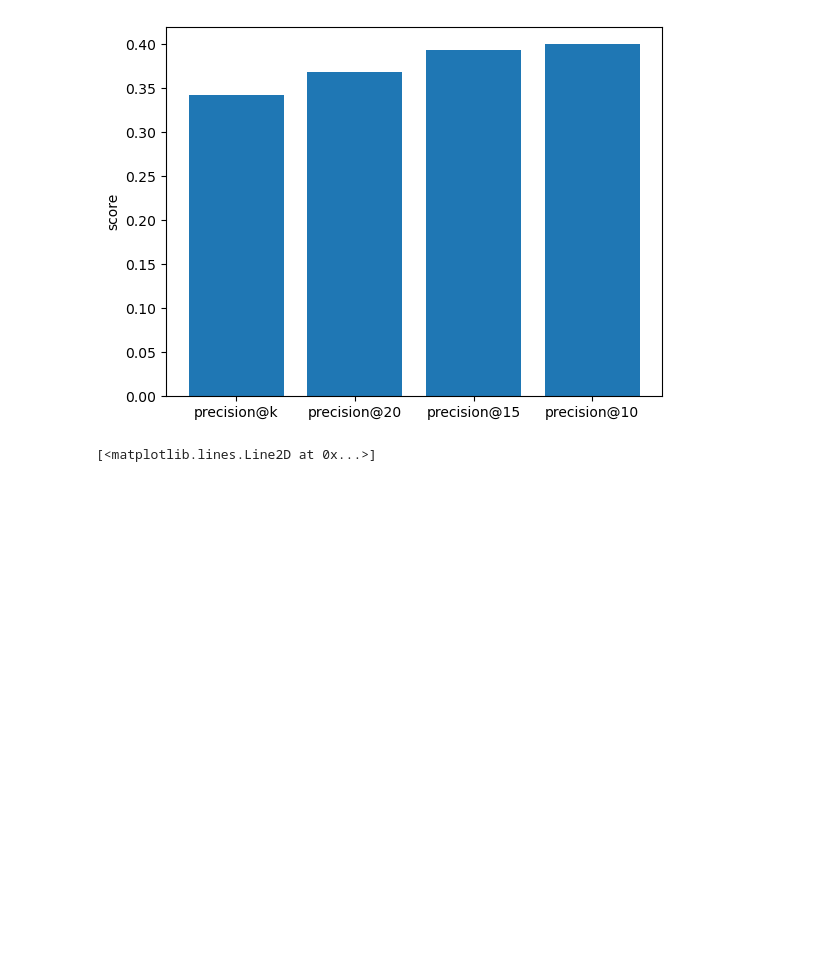
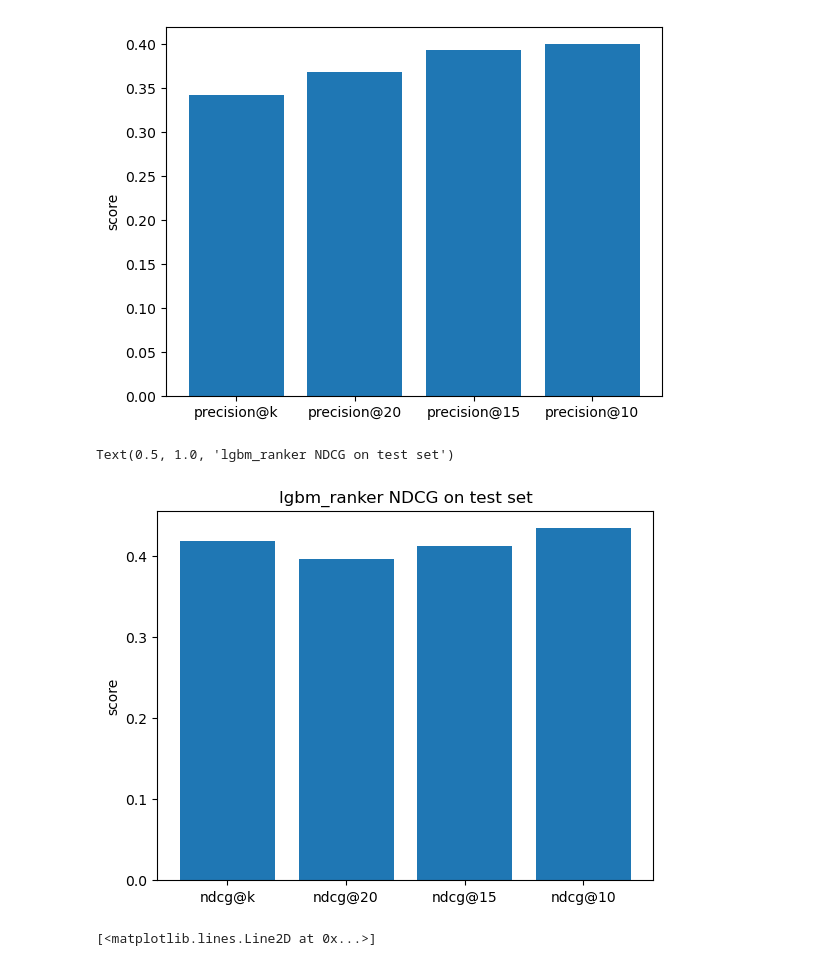
Before and after one commit to Erdos-Projects/summer26-nomination-worthy-books, a Jupyter notebook: CLEAN-REPO/results/model_evaluation_comparison.ipynb, the cells around one changed output. Saved outputs shown, nothing was run; the diff lists cells and outputs as text; code cells hidden in the pictures; blank space fills up the shorter version.

```diff
--- a/CLEAN-REPO/results/model_evaluation_comparison.ipynb
+++ b/CLEAN-REPO/results/model_evaluation_comparison.ipynb
@@ -193,6 +290,15 @@ plt.ylabel('score')
 # %% [output]
 Text(0, 0.5, 'score')
 [figure]
+# %%
+plt.bar(['ndcg@k', 'ndcg@20', 'ndcg@15', 'ndcg@10'],
+    [model_results['lgbm_ranker'][n] for n in ['ndcg@k', 'ndcg@20', 'ndcg@15', 'ndcg@10']]
+)
+plt.ylabel('score')
+plt.title('lgbm_ranker NDCG on test set')
+# %% [output]
+Text(0.5, 1.0, 'lgbm_ranker NDCG on test set')
+[figure, added]
 # %%
 f1scores = []
 years = []
```
Also changed, not shown: parts of 9 cells of this notebook, 1 other file.
